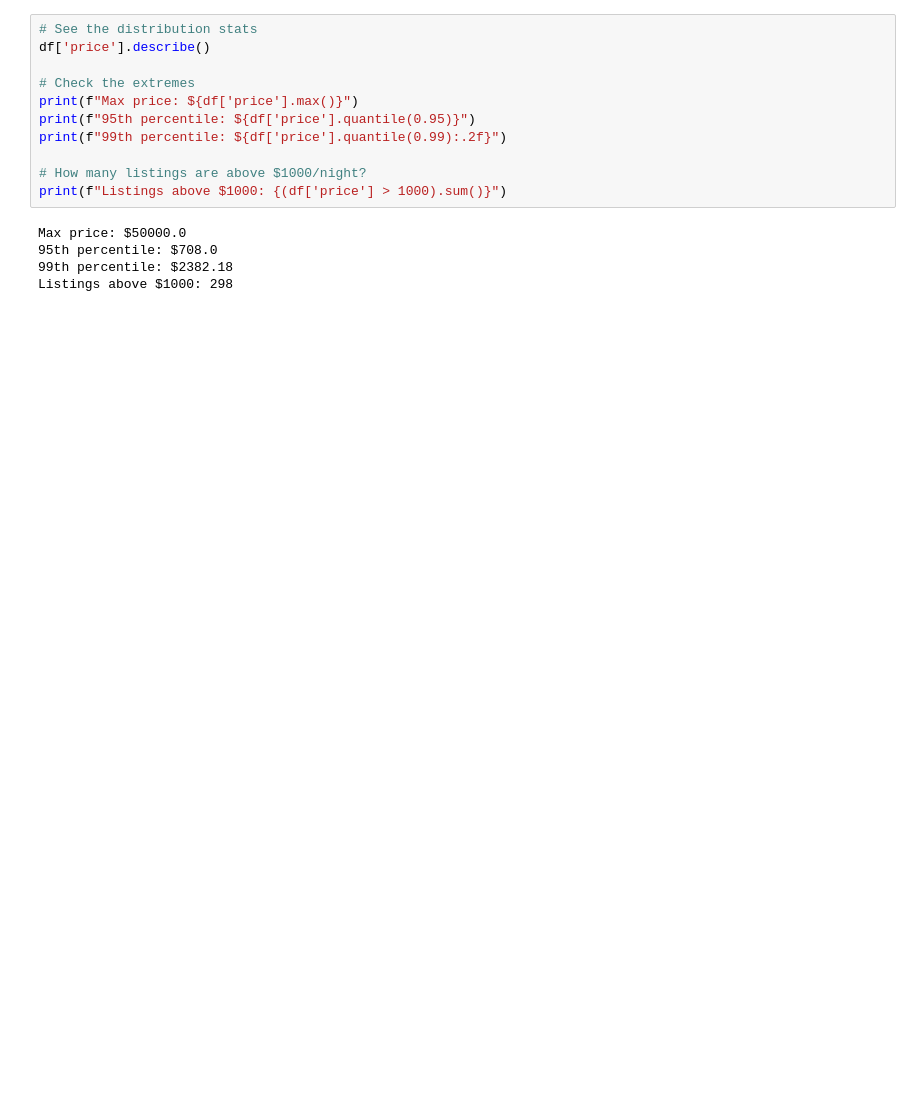
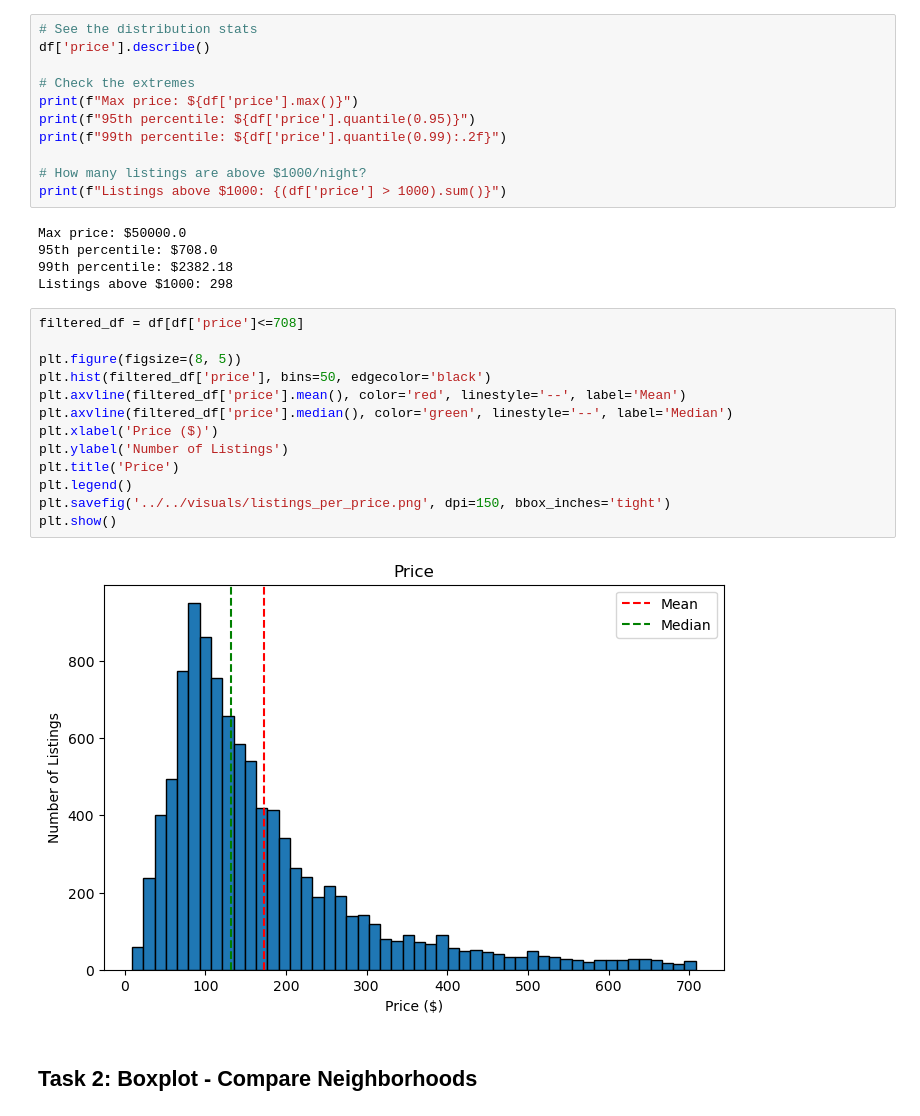
Before and after one commit to cleburn/my-dojo, a Jupyter notebook: notebooks/mod2_wk1/day6.ipynb, the cells around one changed output. Saved outputs shown, nothing was run; the diff lists cells and outputs as text; blank space fills up the shorter version.

Commit message:
Visuals: boxplot, scatterplot, histogram added

```diff
--- a/notebooks/mod2_wk1/day6.ipynb
+++ b/notebooks/mod2_wk1/day6.ipynb
@@ -291,3 +279,20 @@ Max price: $50000.0
 95th percentile: $708.0
 99th percentile: $2382.18
 Listings above $1000: 298
+# %%
+filtered_df = df[df['price']<=708]
+
+plt.figure(figsize=(8, 5))
+plt.hist(filtered_df['price'], bins=50, edgecolor='black')
+plt.axvline(filtered_df['price'].mean(), color='red', linestyle='--', label='Mean')
+plt.axvline(filtered_df['price'].median(), color='green', linestyle='--', label='Median')
+plt.xlabel('Price ($)')
+plt.ylabel('Number of Listings')
+plt.title('Price')
+plt.legend()
+plt.savefig('../../visuals/listings_per_price.png', dpi=150, bbox_inches='tight')
+plt.show()
+# %% [output]
+[figure, added]
+# %% [markdown]
+## Task 2: Boxplot - Compare Neighborhoods
```
Also changed, not shown: parts of 6 cells of this notebook, 3 other files.
